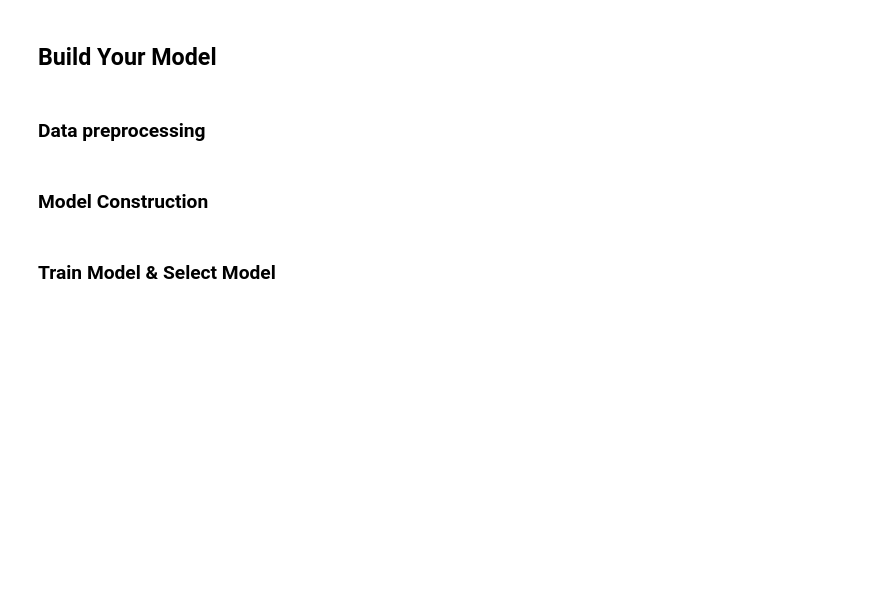
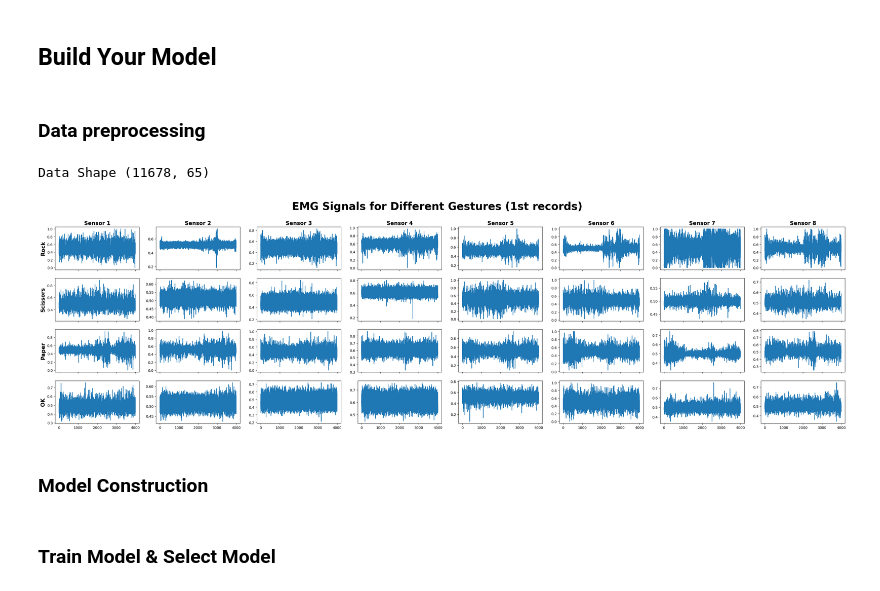
Before and after one commit to JAEHO-SUL/DGU-MLDL, a Jupyter notebook: Final Project [설재호].ipynb, the cells around one changed output. Drawn from its saved outputs; the diff is of its cells as text; code cells hidden in the pictures; blank space fills up the shorter version.

```diff
--- a/Final Project [설재호].ipynb
+++ b/Final Project [설재호].ipynb
@@ -40,0 +150,51 @@
+# %%
+path = Path(r'F:/jaeho/SLCL/과제/M3DT/study/Biosignals/EMG-Torch')
+
+df0 = pd.read_csv(path / '0.csv', header=None)
+df1 = pd.read_csv(path / '1.csv', header=None)
+df2 = pd.read_csv(path / '2.csv', header=None)
+df3 = pd.read_csv(path / '3.csv', header=None)
+df = pd.concat([df0, df1, df2, df3])
+data = df.values
+print("Data Shape", data.shape)
+# %% [output]
+Data Shape (11678, 65)
+# %%
+# 데이터 시각화
+def plot_data(data):
+
+    X0, X1, X2, X3=[],[],[],[]
+    sc = MinMaxScaler(feature_range = (0,1)) # 데이터를 0-1 사이의 값으로 변환
+    data[:,:-1] = sc.fit_transform(data[:,:-1]) # 데이터 normalization
+
+    for i in range(data.shape[0]): # 데이터 재구조화
+        tmp = data[i,:-1].reshape((8,8))
+        for j in range(8):
+            if data[i,-1] == 0:
+                X0.append(tmp[j,:])
+            elif data[i,-1] == 1:
+                X1.append(tmp[j,:])
+            elif data[i,-1] == 2:
+                X2.append(tmp[j,:])
+            elif data[i,-1] == 3:
+                X3.append(tmp[j,:])
+
+    X0, X1, X2, X3 = np.array(X0), np.array(X1), np.array(X2), np.array(X3) # 데이터 분류
+
+    fig, axes = plt.subplots(4,8, figsize=(40, 10), sharex=True, sharey=False) # 데이터 시각화
+    for i in range(8):
+        axes[0][i].plot(X0[:4000,i])
+        axes[1][i].plot(X1[:4000,i])
+        axes[2][i].plot(X2[:4000,i])
+        axes[3][i].plot(X3[:4000,i])
+        axes[0][i].set_title(f'Sensor {i+1}', fontsize=15, fontweight='bold')
+    axes[0][0].set_ylabel('Rock', fontsize=15, fontweight='bold')
+    axes[1][0].set_ylabel('Scissors', fontsize=15, fontweight='bold')
+    axes[2][0].set_ylabel('Paper', fontsize=15, fontweight='bold')
+    axes[3][0].set_ylabel('OK', fontsize=15, fontweight='bold')
+    plt.suptitle('EMG Signals for Different Gestures (1st records)', fontsize=30, fontweight='bold')
+    plt.show()
+
+plot_data(data)
+# %% [output]
+[figure, added]
```
Also changed, not shown: parts of 35 cells of this notebook, 2 other files.
